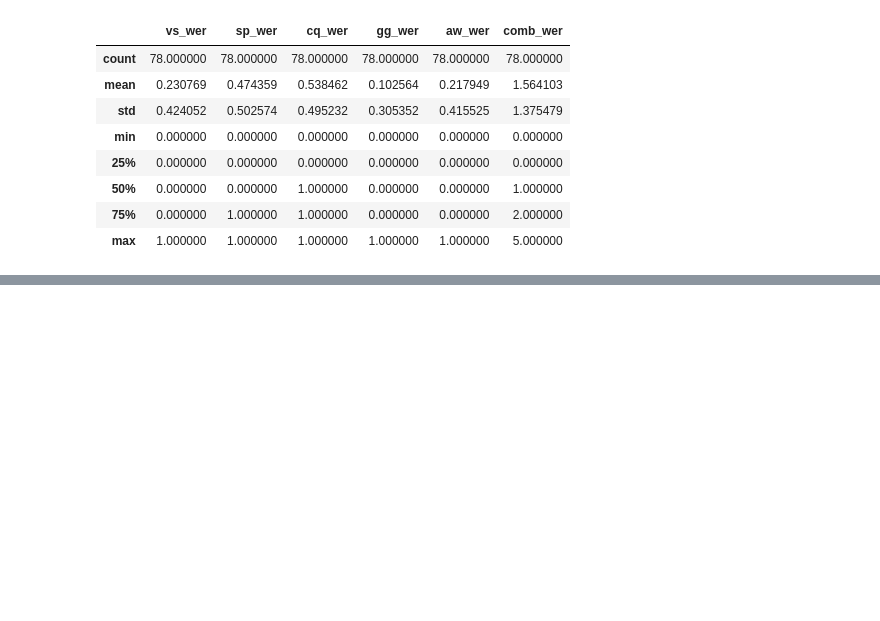
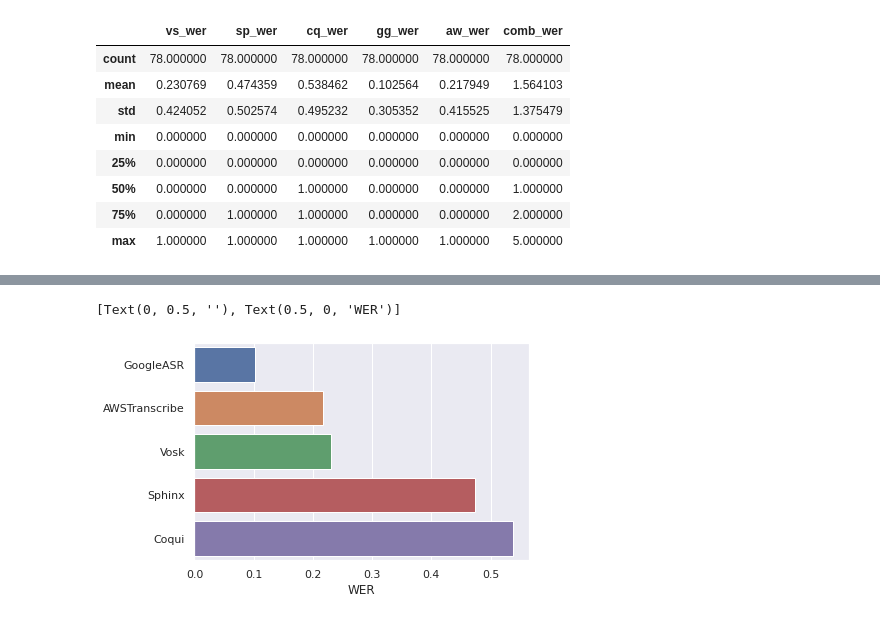
Before and after one commit to robmsmt/SpeechLoop, a Jupyter notebook: notebooks/21-09-04-Benchmarking-ASR-first-test.ipynb, the cells around one changed output, grey strips where cells are left out. Saved outputs shown, nothing was run; the diff lists cells and outputs as text; code cells hidden in the pictures; blank space fills up the shorter version.

```diff
--- a/notebooks/21-09-04-Benchmarking-ASR-first-test.ipynb
+++ b/notebooks/21-09-04-Benchmarking-ASR-first-test.ipynb
@@ -170,3 +138,17 @@ df.describe()
 # %%
 # I export this so I can use the JSON in the blog table with grid.js
 df.to_json("./21-09-04-bench-cleaned.json", orient='values', force_ascii=True)
+# %%
+df_summary = pd.DataFrame({
+    'WER': [f"{df.vs_wer.mean():.4f}",
+            f"{df.sp_wer.mean():.4f}",
+            f"{df.cq_wer.mean():.4f}",
+            f"{df.gg_wer.mean():.4f}",
+            f"{df.aw_wer.mean():.4f}"
+           ],
+    'name': ['Vosk', 'Sphinx', 'Coqui', 'GoogleASR', 'AWSTranscribe'],
+    'type': ['Offline - Docker', 'Offline - Docker','Offline - Docker', 'Cloud - API', 'Cloud - API']
+
+})
+
+df_summary = df_summary.astype({'WER':float})
@@ -172,0 +164,2 @@ df.to_json("./21-09-04-bench-cleaned.json", orient='values', force_ascii=True)
+# %%
+df_summary_sort = df_summary.sort_values('WER')
@@ -172,0 +175,7 @@ df.to_json("./21-09-04-bench-cleaned.json", orient='values', force_ascii=True)
+# %%
+sns.set_color_codes("pastel")
+ax = sns.barplot(x="WER", y="name", data=df_summary_sort)
+ax.set(ylabel="", xlabel="WER")
+# %% [output]
+[Text(0, 0.5, ''), Text(0.5, 0, 'WER')]
+[figure, added]
```
Also changed, not shown: parts of 6 cells of this notebook, 2 other files.
